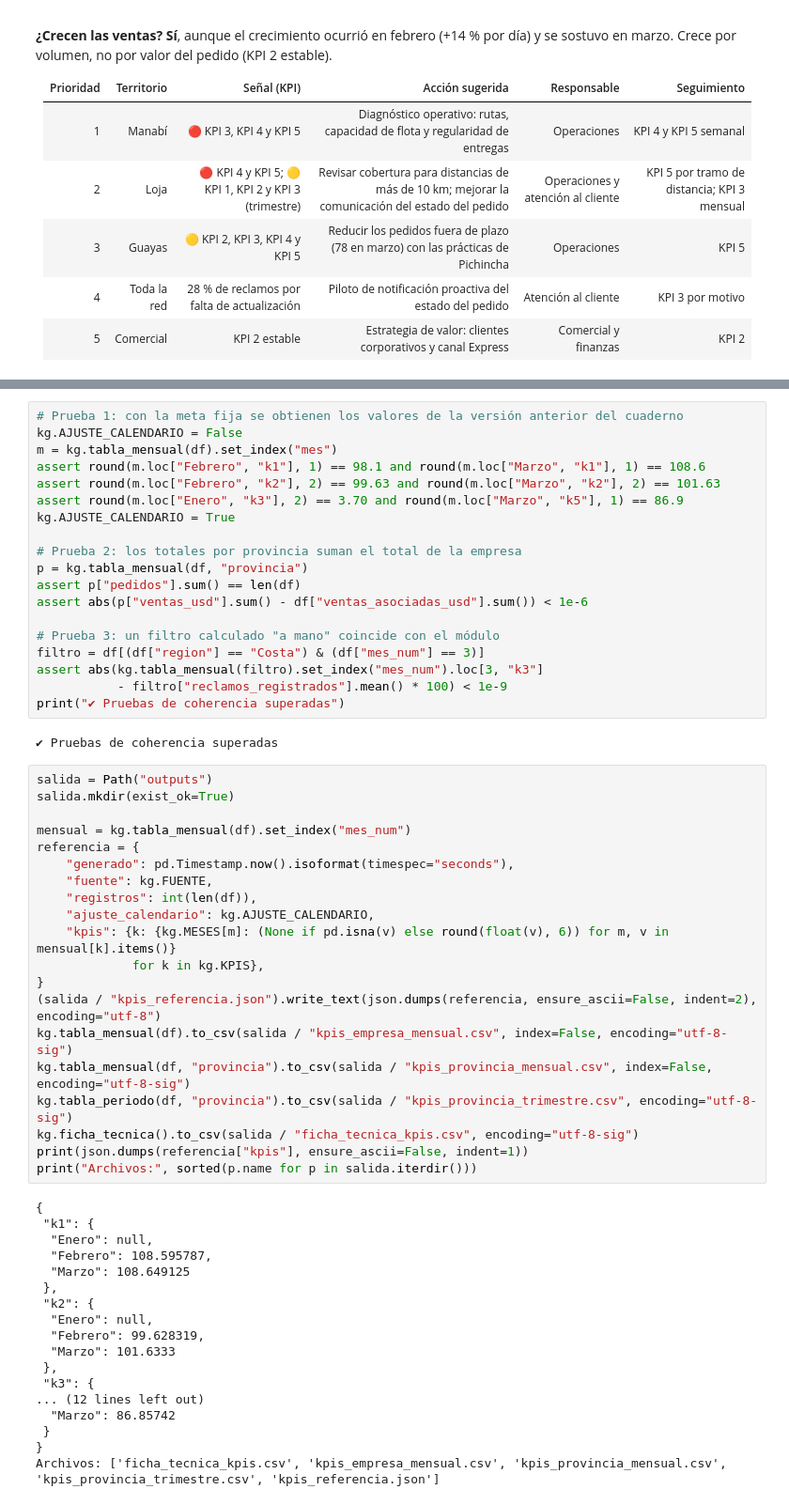
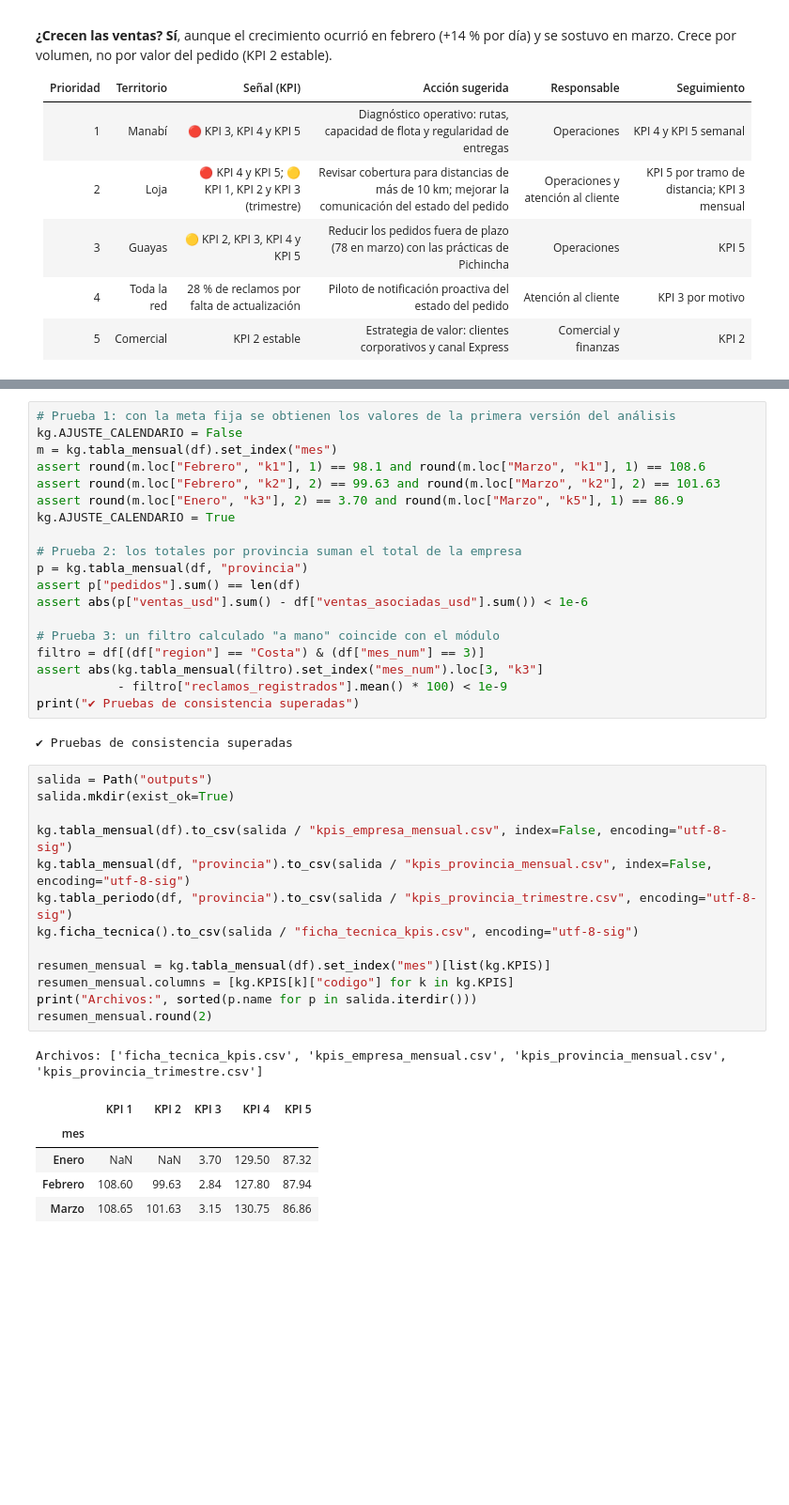
Before and after one commit to chrispaz88/logiandes-bi-grupo5, a Jupyter notebook: Taller_2_Grupo5.ipynb, the cells around one changed output, grey strips where cells are left out. Shown at 94% size. Cells and saved outputs as stored; diff of their text form; blank space fills up the shorter version.

```diff
--- a/Taller_2_Grupo5.ipynb
+++ b/Taller_2_Grupo5.ipynb
@@ -744,5 +741,5 @@ kg.fig_demanda_hora_dia(df).show()
 # %%
-# Prueba 1: con la meta fija se obtienen los valores de la versión anterior del cuaderno
+# Prueba 1: con la meta fija se obtienen los valores de la primera versión del análisis
 kg.AJUSTE_CALENDARIO = False
 m = kg.tabla_mensual(df).set_index("mes")
 assert round(m.loc["Febrero", "k1"], 1) == 98.1 and round(m.loc["Marzo", "k1"], 1) == 108.6
@@ -759,47 +756,29 @@ assert abs(p["ventas_usd"].sum() - df["ventas_asociadas_usd"].sum()) < 1e-6
 filtro = df[(df["region"] == "Costa") & (df["mes_num"] == 3)]
 assert abs(kg.tabla_mensual(filtro).set_index("mes_num").loc[3, "k3"]
            - filtro["reclamos_registrados"].mean() * 100) < 1e-9
-print("✔ Pruebas de coherencia superadas")
+print("✔ Pruebas de consistencia superadas")
 # %% [output]
-✔ Pruebas de coherencia superadas
+✔ Pruebas de consistencia superadas
 # %%
 salida = Path("outputs")
 salida.mkdir(exist_ok=True)
 
-mensual = kg.tabla_mensual(df).set_index("mes_num")
-referencia = {
-    "generado": pd.Timestamp.now().isoformat(timespec="seconds"),
-    "fuente": kg.FUENTE,
-    "registros": int(len(df)),
-    "ajuste_calendario": kg.AJUSTE_CALENDARIO,
-    "kpis": {k: {kg.MESES[m]: (None if pd.isna(v) else round(float(v), 6)) for m, v in mensual[k].items()}
-             for k in kg.KPIS},
-}
-(salida / "kpis_referencia.json").write_text(json.dumps(referencia, ensure_ascii=False, indent=2), encoding="utf-8")
 kg.tabla_mensual(df).to_csv(salida / "kpis_empresa_mensual.csv", index=False, encoding="utf-8-sig")
 kg.tabla_mensual(df, "provincia").to_csv(salida / "kpis_provincia_mensual.csv", index=False, encoding="utf-8-sig")
 kg.tabla_periodo(df, "provincia").to_csv(salida / "kpis_provincia_trimestre.csv", encoding="utf-8-sig")
 kg.ficha_tecnica().to_csv(salida / "ficha_tecnica_kpis.csv", encoding="utf-8-sig")
-print(json.dumps(referencia["kpis"], ensure_ascii=False, indent=1))
+
+resumen_mensual = kg.tabla_mensual(df).set_index("mes")[list(kg.KPIS)]
+resumen_mensual.columns = [kg.KPIS[k]["codigo"] for k in kg.KPIS]
 print("Archivos:", sorted(p.name for p in salida.iterdir()))
+resumen_mensual.round(2)
 # %% [output]
-{
- "k1": {
-  "Enero": null,
-  "Febrero": 108.595787,
-  "Marzo": 108.649125
- },
- "k2": {
-  "Enero": null,
-  "Febrero": 99.628319,
-  "Marzo": 101.6333
- },
- "k3": {
-... (12 lines left out)
-  "Marzo": 86.85742
- }
-}
-Archivos: ['ficha_tecnica_kpis.csv', 'kpis_empresa_mensual.csv', 'kpis_provincia_mensual.csv', 'kpis_provincia_trimestre.csv', 'kpis_referencia.json']
+Archivos: ['ficha_tecnica_kpis.csv', 'kpis_empresa_mensual.csv', 'kpis_provincia_mensual.csv', 'kpis_provincia_trimestre.csv']
+|  | KPI 1 | KPI 2 | KPI 3 | KPI 4 | KPI 5 |
+| mes |  |  |  |  |  |
+| Enero | NaN | NaN | 3.70 | 129.50 | 87.32 |
+| Febrero | 108.60 | 99.63 | 2.84 | 127.80 | 87.94 |
+| Marzo | 108.65 | 101.63 | 3.15 | 130.75 | 86.86 |
 # %% [markdown]
 # 7. Reflexión: riesgos y uso responsable
 
```
Also changed, not shown: parts of 5 cells of this notebook, 5 other files.
